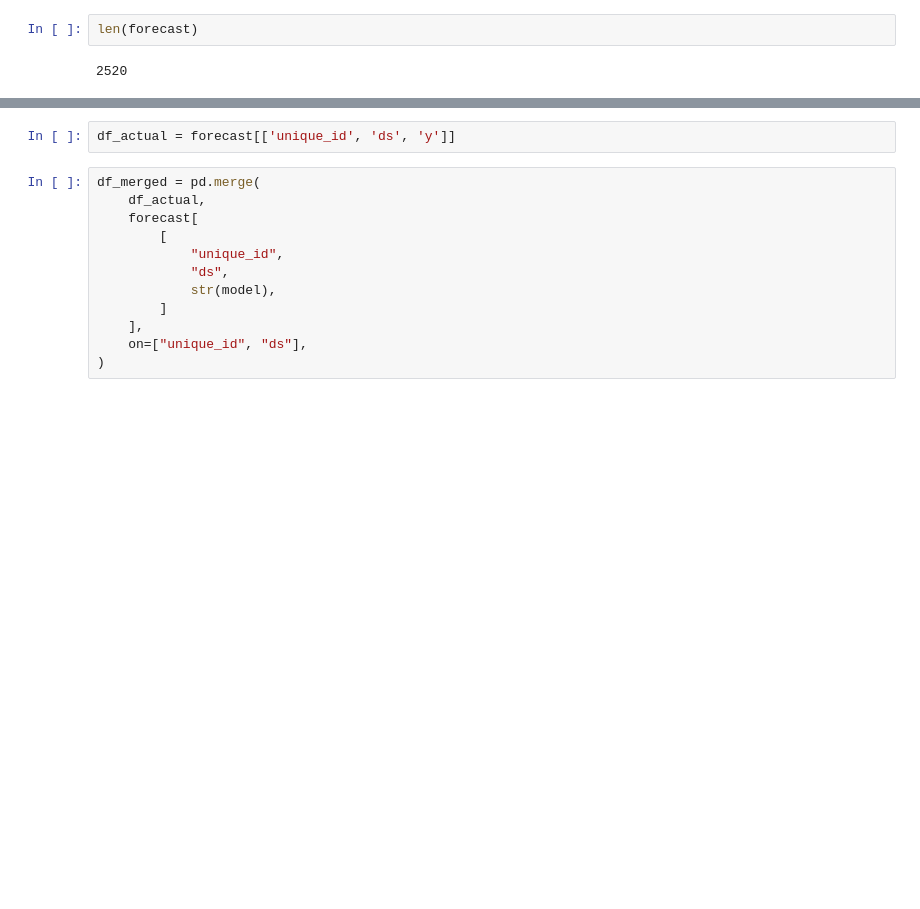
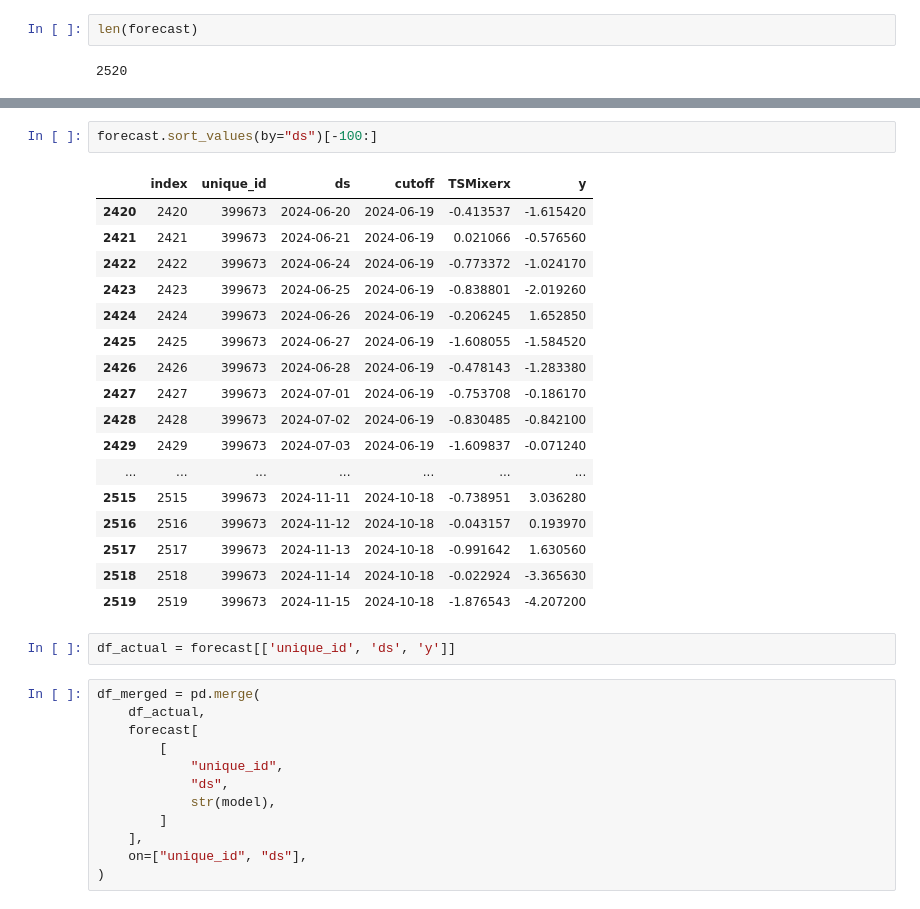
Before and after one commit to agux/marten, a Jupyter notebook: notebooks/neuralforecast/0.1-neuralforecast.ipynb, the cells around one changed output, grey strips where cells are left out. Drawn from its saved outputs; the diff is of its cells as text; blank space fills up the shorter version.

```diff
--- a/notebooks/neuralforecast/0.1-neuralforecast.ipynb
+++ b/notebooks/neuralforecast/0.1-neuralforecast.ipynb
@@ -304,3 +351,23 @@ len(forecast)
+# %%
+forecast.sort_values(by="ds")[-100:]
+# %% [output]
+|  | index | unique_id | ds | cutoff | TSMixerx | y |
+| 2420 | 2420 | 399673 | 2024-06-20 | 2024-06-19 | -0.413537 | -1.615420 |
+| 2421 | 2421 | 399673 | 2024-06-21 | 2024-06-19 | 0.021066 | -0.576560 |
+| 2422 | 2422 | 399673 | 2024-06-24 | 2024-06-19 | -0.773372 | -1.024170 |
+| 2423 | 2423 | 399673 | 2024-06-25 | 2024-06-19 | -0.838801 | -2.019260 |
+| 2424 | 2424 | 399673 | 2024-06-26 | 2024-06-19 | -0.206245 | 1.652850 |
+| 2425 | 2425 | 399673 | 2024-06-27 | 2024-06-19 | -1.608055 | -1.584520 |
+| 2426 | 2426 | 399673 | 2024-06-28 | 2024-06-19 | -0.478143 | -1.283380 |
+| 2427 | 2427 | 399673 | 2024-07-01 | 2024-06-19 | -0.753708 | -0.186170 |
+| 2428 | 2428 | 399673 | 2024-07-02 | 2024-06-19 | -0.830485 | -0.842100 |
+| 2429 | 2429 | 399673 | 2024-07-03 | 2024-06-19 | -1.609837 | -0.071240 |
+| ... | ... | ... | ... | ... | ... | ... |
+| 2515 | 2515 | 399673 | 2024-11-11 | 2024-10-18 | -0.738951 | 3.036280 |
+| 2516 | 2516 | 399673 | 2024-11-12 | 2024-10-18 | -0.043157 | 0.193970 |
+| 2517 | 2517 | 399673 | 2024-11-13 | 2024-10-18 | -0.991642 | 1.630560 |
+| 2518 | 2518 | 399673 | 2024-11-14 | 2024-10-18 | -0.022924 | -3.365630 |
+| 2519 | 2519 | 399673 | 2024-11-15 | 2024-10-18 | -1.876543 | -4.207200 |
 # %%
 df_actual = forecast[['unique_id', 'ds', 'y']]
 # %%
```
Also changed, not shown: parts of 9 cells of this notebook.
